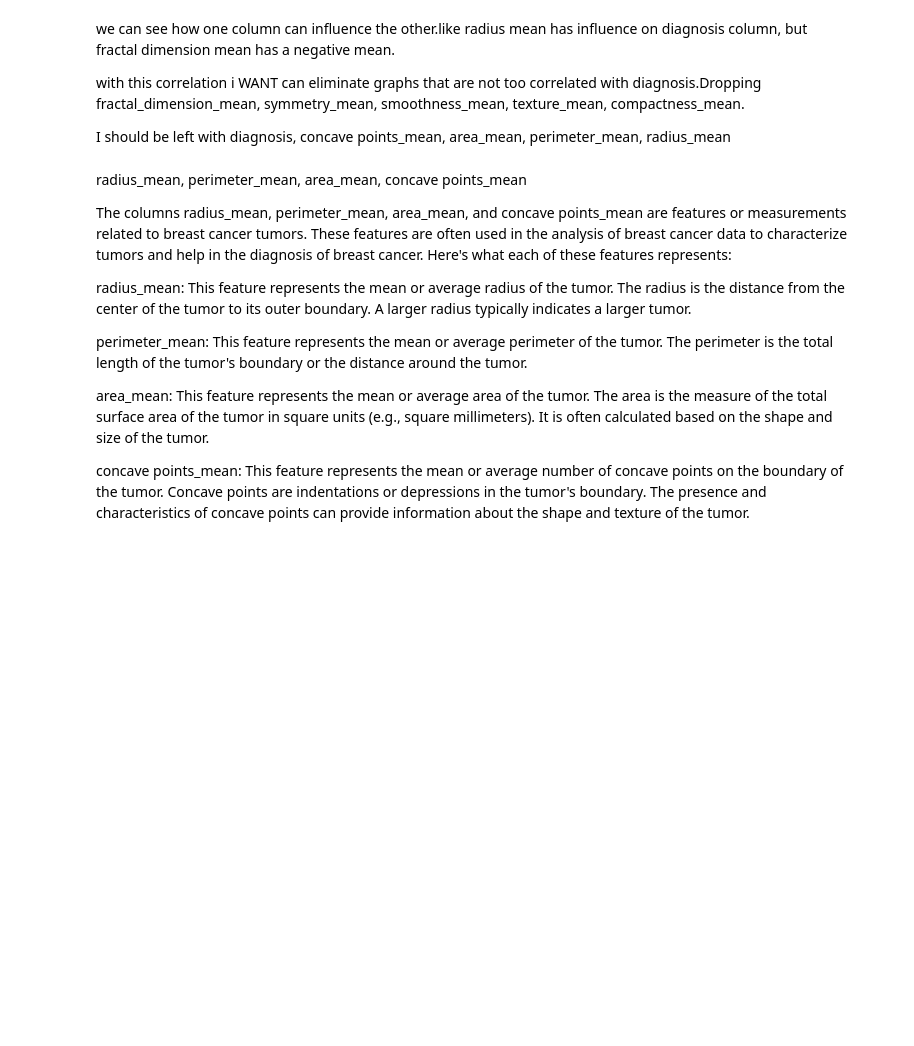
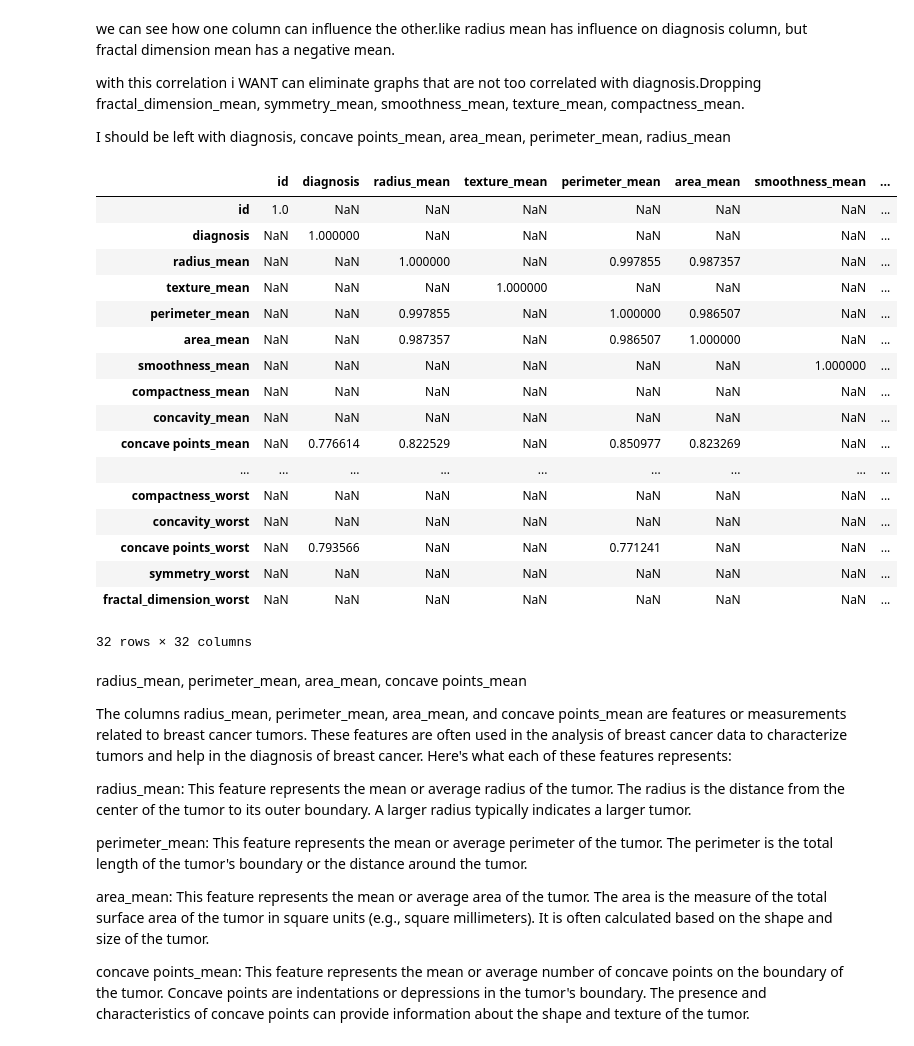
Before and after one commit to Thoai-Adam/Individual-Project, a Jupyter notebook: scratch.ipynb, the cells around one changed output. Drawn from its saved outputs; the diff is of its cells as text; code cells hidden in the pictures; blank space fills up the shorter version.

```diff
--- a/scratch.ipynb
+++ b/scratch.ipynb
@@ -192,8 +137,27 @@ with this correlation i WANT can eliminate graphs that are not too correlated wi
 I should be left with diagnosis, concave points_mean, area_mean, perimeter_mean, radius_mean
 # %%
 correlation_matrix = df.corr()
-high_correlations = correlation_matrix[correlation_matrix > 0.70]
+high_correlations = correlation_matrix[correlation_matrix > 0.75]
 high_correlations
+# %% [output]
+|  | id | diagnosis | radius_mean | texture_mean | perimeter_mean | area_mean | smoothness_mean | ... |
+| id | 1.0 | NaN | NaN | NaN | NaN | NaN | NaN | ... |
+| diagnosis | NaN | 1.000000 | NaN | NaN | NaN | NaN | NaN | ... |
+| radius_mean | NaN | NaN | 1.000000 | NaN | 0.997855 | 0.987357 | NaN | ... |
+| texture_mean | NaN | NaN | NaN | 1.000000 | NaN | NaN | NaN | ... |
+| perimeter_mean | NaN | NaN | 0.997855 | NaN | 1.000000 | 0.986507 | NaN | ... |
+| area_mean | NaN | NaN | 0.987357 | NaN | 0.986507 | 1.000000 | NaN | ... |
+| smoothness_mean | NaN | NaN | NaN | NaN | NaN | NaN | 1.000000 | ... |
+| compactness_mean | NaN | NaN | NaN | NaN | NaN | NaN | NaN | ... |
+| concavity_mean | NaN | NaN | NaN | NaN | NaN | NaN | NaN | ... |
+| concave points_mean | NaN | 0.776614 | 0.822529 | NaN | 0.850977 | 0.823269 | NaN | ... |
+| ... | ... | ... | ... | ... | ... | ... | ... | ... |
+| compactness_worst | NaN | NaN | NaN | NaN | NaN | NaN | NaN | ... |
+| concavity_worst | NaN | NaN | NaN | NaN | NaN | NaN | NaN | ... |
+| concave points_worst | NaN | 0.793566 | NaN | NaN | 0.771241 | NaN | NaN | ... |
+| symmetry_worst | NaN | NaN | NaN | NaN | NaN | NaN | NaN | ... |
+| fractal_dimension_worst | NaN | NaN | NaN | NaN | NaN | NaN | NaN | ... |
+32 rows × 32 columns
 # %% [markdown]
 radius_mean, perimeter_mean, area_mean, concave points_mean
 
```
Also changed, not shown: parts of 23 cells of this notebook, 2 other files.
